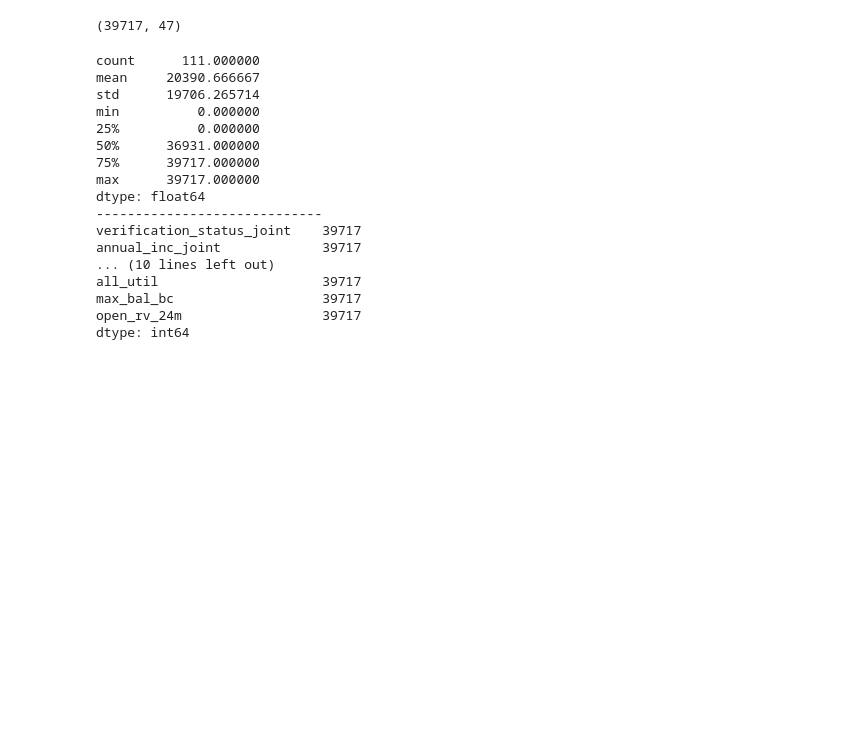
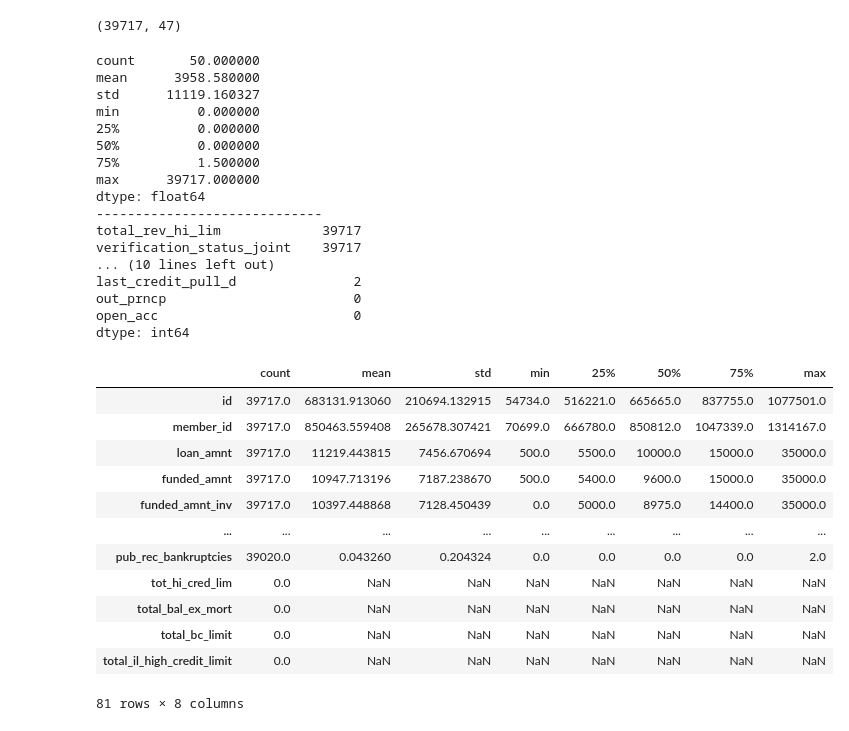
Before and after one commit to saurabhbhargava6/Lending-Case-Study, a Jupyter notebook: LendingClub_CaseStudy.ipynb, the cells around one changed output. Saved outputs shown, nothing was run; the diff lists cells and outputs as text; code cells hidden in the pictures; blank space fills up the shorter version.

```diff
--- a/LendingClub_CaseStudy.ipynb
+++ b/LendingClub_CaseStudy.ipynb
@@ -112,0 +168,5 @@ memory usage: 2.0+ KB
+# %%
+# check for nan values in rows and remove them from dict, from visual inspectation of dictionary excel sheet last 2 rows has
+# empty values which is removed using dropna()
+data_dict = data_dict.dropna()
+data_dict.tail(5)
@@ -112,0 +180,4 @@ memory usage: 2.0+ KB
+# %%
+# find any duplicate values and if present drop them, not necessary for dict but lets have it
+if data_dict.duplicated().any():
+    data_dict.drop_duplicates(subset=None, inplace=True)
@@ -188,6 +263,9 @@ memory usage: 33.6+ MB
 df.shape
 # %% [output]
 (39717, 111)
+# %%
+if df.duplicated().any():
+    df.drop_duplicates(subset=None, inplace=True)
 # %%
 same_value_cols = df.columns[df.nunique() == 1]
 print(same_value_cols)
@@ -229,27 +307,45 @@ Droping  total_rev_hi_lim
 # %%
 null_rows = df.isnull().sum()
 
-print(null_rows.describe())
+print(null_rows.describe().T)
+
 
 print("-----------------------------")
 sorted_columns = null_rows.sort_values(ascending=False)
 
 print(sorted_columns[:15])
 # %% [output]
-count      111.000000
-mean     20390.666667
-std      19706.265714
+count       50.000000
+mean      3958.580000
+std      11119.160327
 min          0.000000
 25%          0.000000
-50%      36931.000000
-75%      39717.000000
+50%          0.000000
+75%          1.500000
 max      39717.000000
 dtype: float64
 -----------------------------
+total_rev_hi_lim             39717
 verification_status_joint    39717
-annual_inc_joint             39717
 ... (10 lines left out)
-all_util                     39717
-max_bal_bc                   39717
-open_rv_24m                  39717
+last_credit_pull_d               2
+out_prncp                        0
+open_acc                         0
 dtype: int64
+# %%
+# After data cleanup
+df.describe().T
+# %% [output]
+|  | count | mean | std | min | 25% | 50% | 75% | max |
+| id | 39717.0 | 683131.913060 | 210694.132915 | 54734.0 | 516221.0 | 665665.0 | 837755.0 | 1077501.0 |
+| member_id | 39717.0 | 850463.559408 | 265678.307421 | 70699.0 | 666780.0 | 850812.0 | 1047339.0 | 1314167.0 |
+| loan_amnt | 39717.0 | 11219.443815 | 7456.670694 | 500.0 | 5500.0 | 10000.0 | 15000.0 | 35000.0 |
+| funded_amnt | 39717.0 | 10947.713196 | 7187.238670 | 500.0 | 5400.0 | 9600.0 | 15000.0 | 35000.0 |
+| funded_amnt_inv | 39717.0 | 10397.448868 | 7128.450439 | 0.0 | 5000.0 | 8975.0 | 14400.0 | 35000.0 |
+| ... | ... | ... | ... | ... | ... | ... | ... | ... |
+| pub_rec_bankruptcies | 39020.0 | 0.043260 | 0.204324 | 0.0 | 0.0 | 0.0 | 0.0 | 2.0 |
+| tot_hi_cred_lim | 0.0 | NaN | NaN | NaN | NaN | NaN | NaN | NaN |
+| total_bal_ex_mort | 0.0 | NaN | NaN | NaN | NaN | NaN | NaN | NaN |
+| total_bc_limit | 0.0 | NaN | NaN | NaN | NaN | NaN | NaN | NaN |
+| total_il_high_credit_limit | 0.0 | NaN | NaN | NaN | NaN | NaN | NaN | NaN |
+81 rows × 8 columns
```
Also changed, not shown: parts of 13 cells of this notebook, 1 other file.
